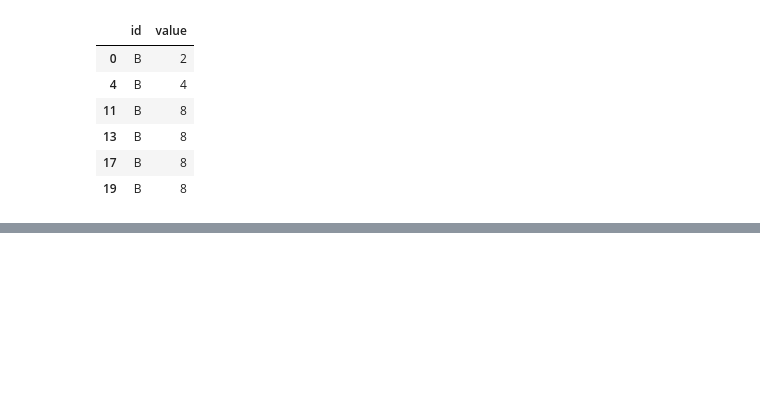
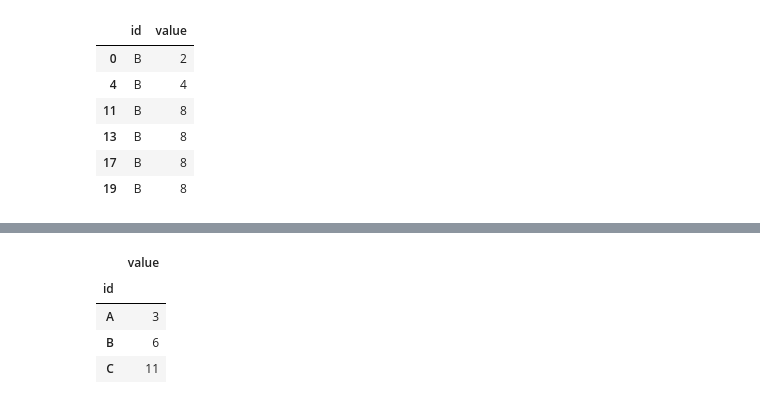
Before and after one commit to vcdemy/20230613, a Jupyter notebook: 20230808筆記.ipynb, the cells around one changed output, grey strips where cells are left out. Cells and saved outputs as stored; diff of their text form; code cells hidden in the pictures; blank space fills up the shorter version.

```diff
--- a/20230808筆記.ipynb
+++ b/20230808筆記.ipynb
@@ -257,0 +260,8 @@ df[(df['id']=='A')&(df['value']>2)]
+# %%
+grps.count()
+# %% [output]
+|  | value |
+| id |  |
+| A | 3 |
+| B | 6 |
+| C | 11 |
```
Also changed, not shown: parts of 3 cells of this notebook.
